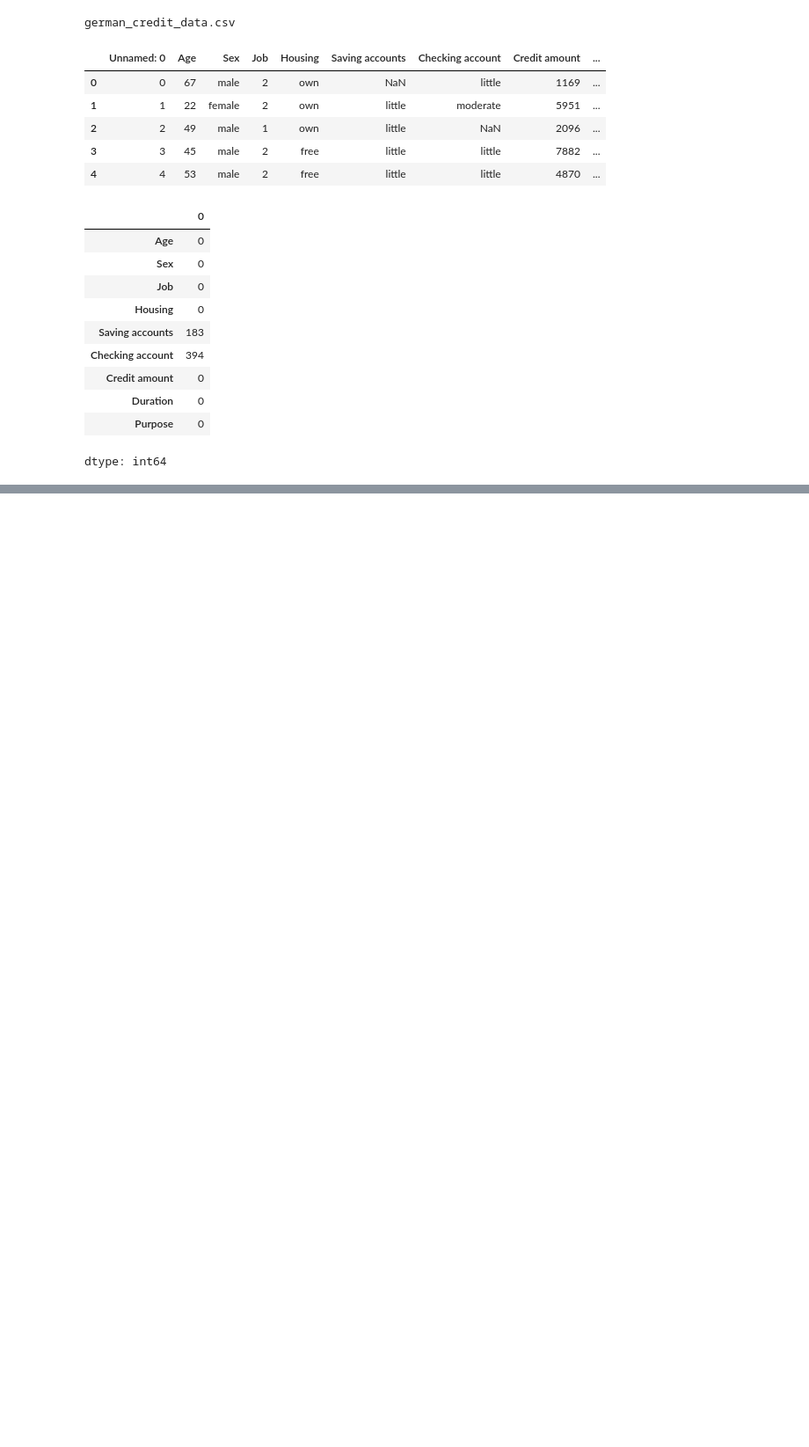
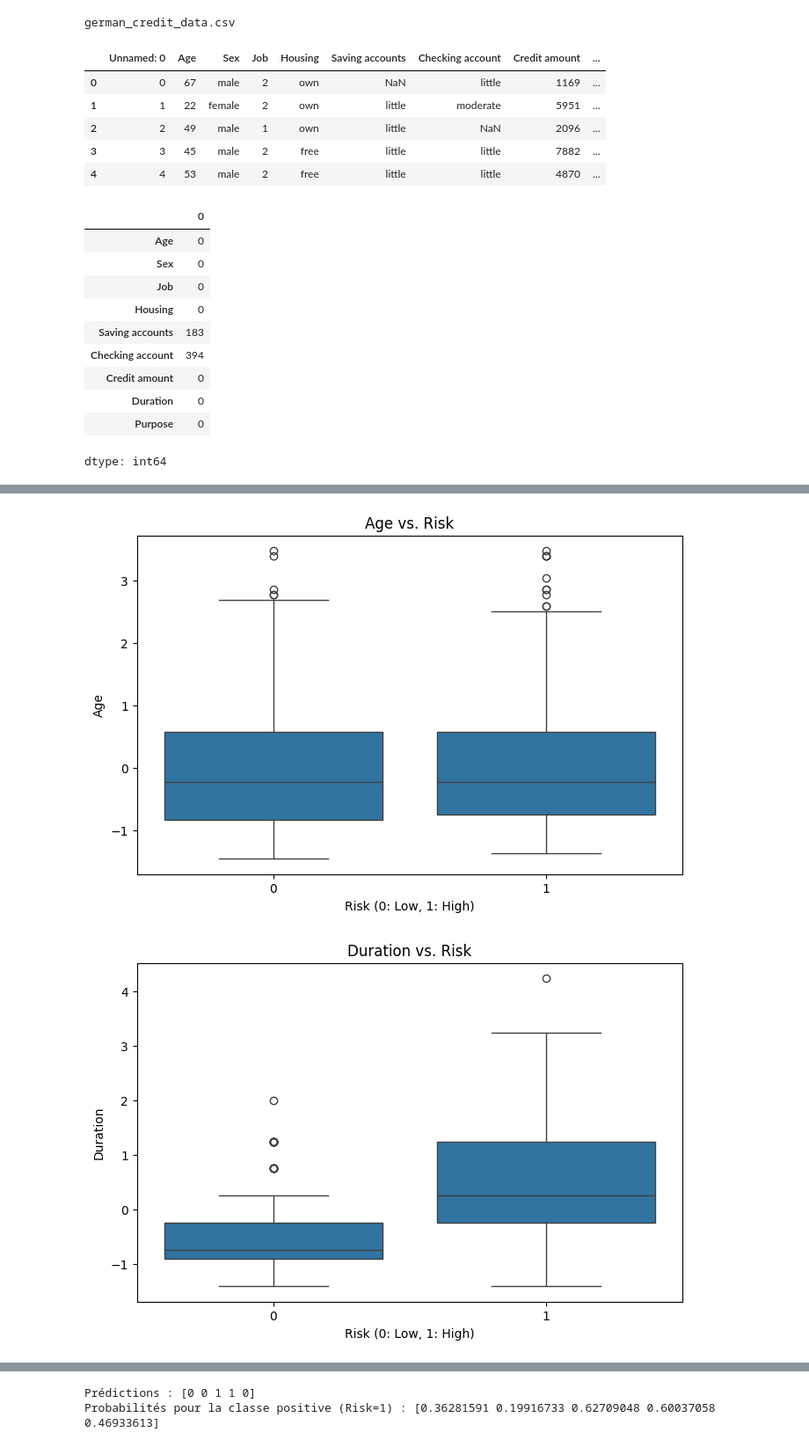
Before and after one commit to omrani-wiem/stage_code_alpha, a Jupyter notebook: stage_code_alpha.ipynb, the cells around one changed output, grey strips where cells are left out. Shown at 88% size. Cells and saved outputs as stored; diff of their text form; code cells hidden in the pictures; blank space fills up the shorter version.

```diff
--- a/stage_code_alpha.ipynb
+++ b/stage_code_alpha.ipynb
@@ -99,0 +196,14 @@ AttributeError: 'numpy.ndarray' object has no attribute 'dtypes'
+# %%
+#the relationship between the numerical features ('Age', 'Duration', 'Job') and the target variable 'Risk'
+numerical_cols = ['Age', 'Duration', 'Job']
+
+for col in numerical_cols:
+    plt.figure(figsize=(8, 5))
+    sns.boxplot(x='Risk', y=col, data=X_df)
+    plt.title(f'{col} vs. Risk')
+    plt.xlabel('Risk (0: Low, 1: High)')
+    plt.ylabel(col)
+    plt.show()
+# %% [output]
+[figure, added]
+[figure, added]
@@ -99,0 +217,11 @@ AttributeError: 'numpy.ndarray' object has no attribute 'dtypes'
+# %%
+model = LogisticRegression()
+model.fit(X_train, y_train)
+y_pred = model.predict(X_test)
+y_proba = model.predict_proba(X_test)[:,1]
+
+print("Prédictions :", y_pred[:5])
+print("Probabilités pour la classe positive (Risk=1) :", y_proba[:5])
+# %% [output]
+Prédictions : [0 0 1 1 0]
+Probabilités pour la classe positive (Risk=1) : [0.36281591 0.19916733 0.62709048 0.60037058 0.46933613]
```
Also changed, not shown: parts of 19 cells of this notebook.
